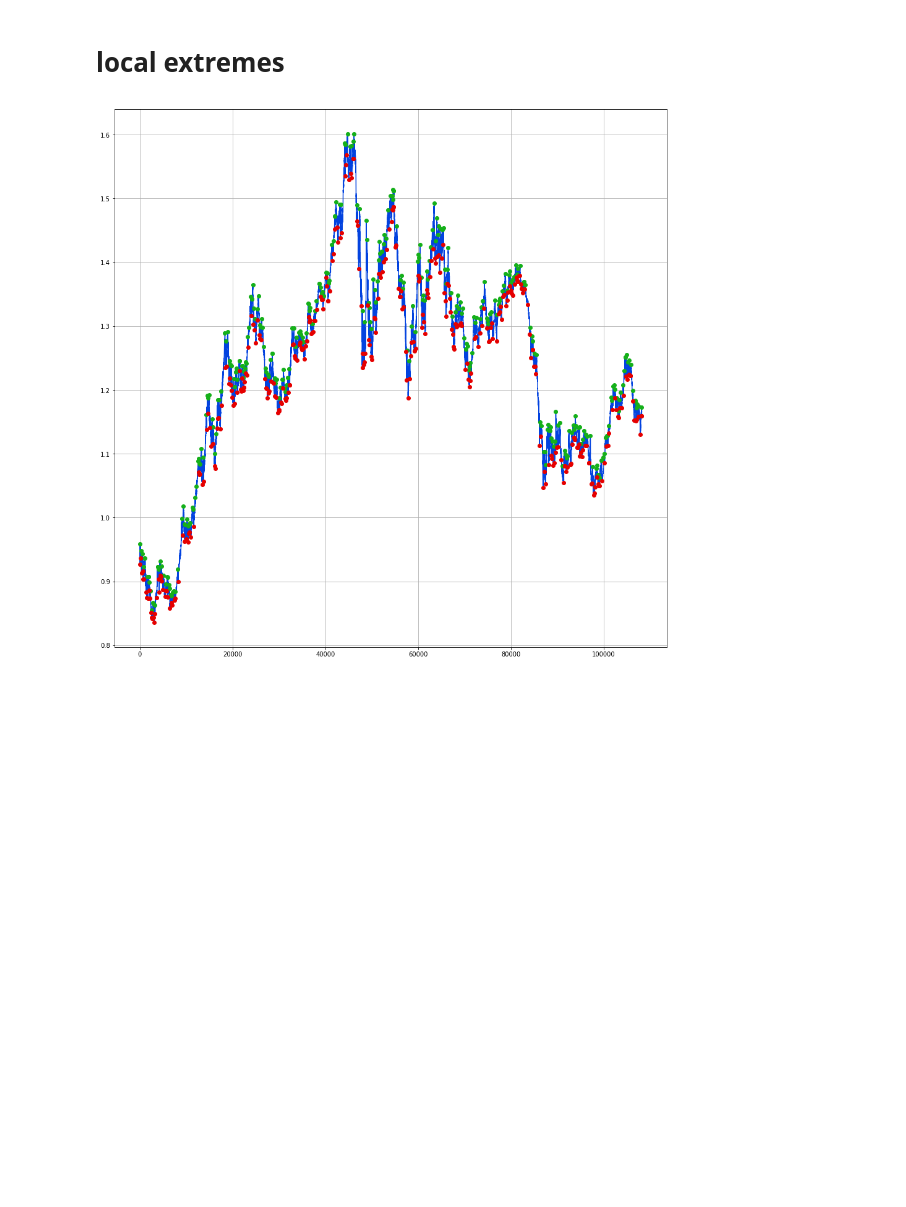
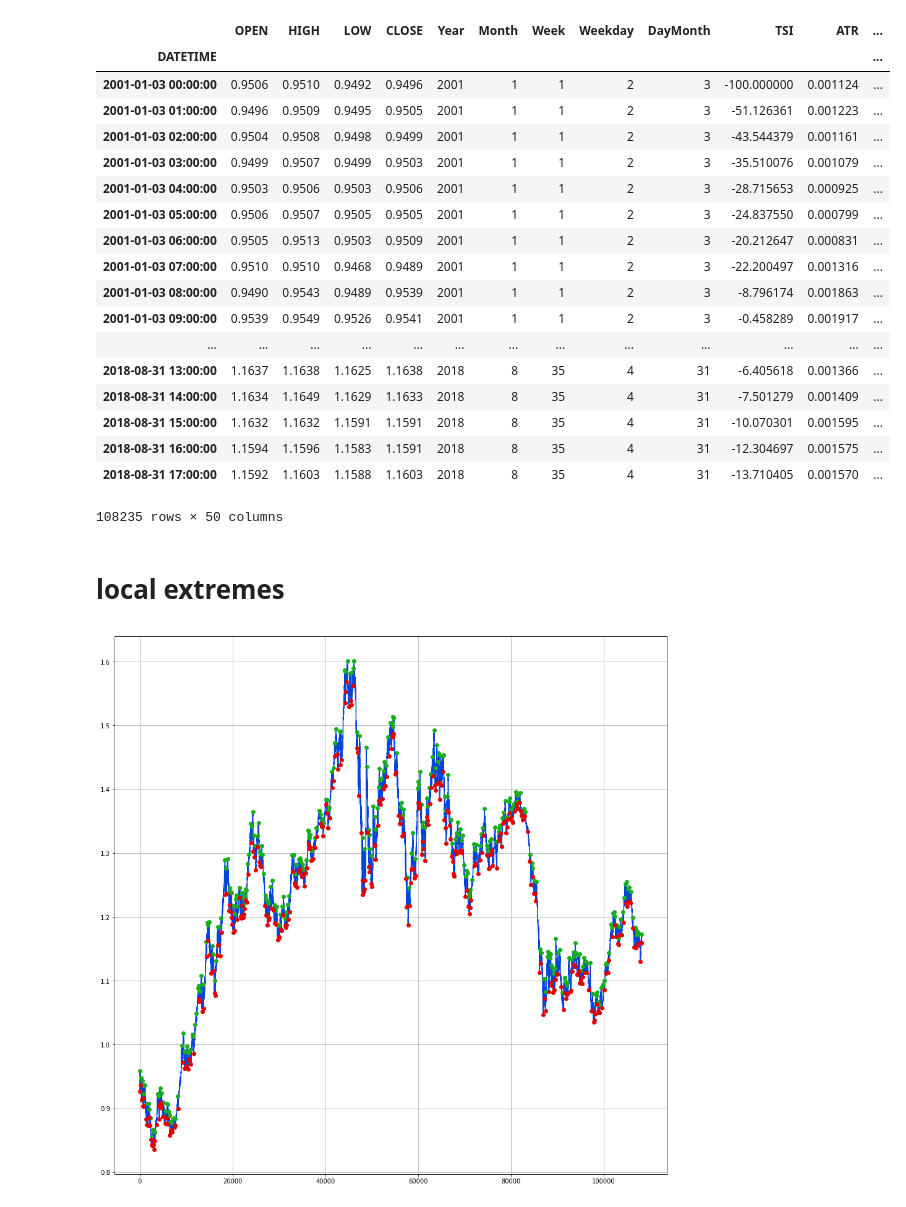
Before and after one commit to profiler84/algotrading, a Jupyter notebook: Forex_EDA.ipynb, the cells around one changed output. Cells and saved outputs as stored; diff of their text form; code cells hidden in the pictures; blank space fills up the shorter version.

```diff
--- a/Forex_EDA.ipynb
+++ b/Forex_EDA.ipynb
@@ -146,6 +146,28 @@ def calc_next_extreme_distance (dataframe,extremes_sup=None,extremes_res=None):
     sr = pd.DataFrame(data=np.transpose([sup,res]),index=dataframe.index )
     sr.columns = ['support_distance', 'resistance_distance']
     return sr
+# %%
+df
+# %% [output]
+|  | OPEN | HIGH | LOW | CLOSE | Year | Month | Week | Weekday | DayMonth | TSI | ATR | ... |
+| DATETIME |  |  |  |  |  |  |  |  |  |  |  | ... |
+| 2001-01-03 00:00:00 | 0.9506 | 0.9510 | 0.9492 | 0.9496 | 2001 | 1 | 1 | 2 | 3 | -100.000000 | 0.001124 | ... |
+| 2001-01-03 01:00:00 | 0.9496 | 0.9509 | 0.9495 | 0.9505 | 2001 | 1 | 1 | 2 | 3 | -51.126361 | 0.001223 | ... |
+| 2001-01-03 02:00:00 | 0.9504 | 0.9508 | 0.9498 | 0.9499 | 2001 | 1 | 1 | 2 | 3 | -43.544379 | 0.001161 | ... |
+| 2001-01-03 03:00:00 | 0.9499 | 0.9507 | 0.9499 | 0.9503 | 2001 | 1 | 1 | 2 | 3 | -35.510076 | 0.001079 | ... |
+| 2001-01-03 04:00:00 | 0.9503 | 0.9506 | 0.9503 | 0.9506 | 2001 | 1 | 1 | 2 | 3 | -28.715653 | 0.000925 | ... |
+| 2001-01-03 05:00:00 | 0.9506 | 0.9507 | 0.9505 | 0.9505 | 2001 | 1 | 1 | 2 | 3 | -24.837550 | 0.000799 | ... |
+| 2001-01-03 06:00:00 | 0.9505 | 0.9513 | 0.9503 | 0.9509 | 2001 | 1 | 1 | 2 | 3 | -20.212647 | 0.000831 | ... |
+| 2001-01-03 07:00:00 | 0.9510 | 0.9510 | 0.9468 | 0.9489 | 2001 | 1 | 1 | 2 | 3 | -22.200497 | 0.001316 | ... |
+| 2001-01-03 08:00:00 | 0.9490 | 0.9543 | 0.9489 | 0.9539 | 2001 | 1 | 1 | 2 | 3 | -8.796174 | 0.001863 | ... |
+| 2001-01-03 09:00:00 | 0.9539 | 0.9549 | 0.9526 | 0.9541 | 2001 | 1 | 1 | 2 | 3 | -0.458289 | 0.001917 | ... |
+| ... | ... | ... | ... | ... | ... | ... | ... | ... | ... | ... | ... | ... |
+| 2018-08-31 13:00:00 | 1.1637 | 1.1638 | 1.1625 | 1.1638 | 2018 | 8 | 35 | 4 | 31 | -6.405618 | 0.001366 | ... |
+| 2018-08-31 14:00:00 | 1.1634 | 1.1649 | 1.1629 | 1.1633 | 2018 | 8 | 35 | 4 | 31 | -7.501279 | 0.001409 | ... |
+| 2018-08-31 15:00:00 | 1.1632 | 1.1632 | 1.1591 | 1.1591 | 2018 | 8 | 35 | 4 | 31 | -10.070301 | 0.001595 | ... |
+| 2018-08-31 16:00:00 | 1.1594 | 1.1596 | 1.1583 | 1.1591 | 2018 | 8 | 35 | 4 | 31 | -12.304697 | 0.001575 | ... |
+| 2018-08-31 17:00:00 | 1.1592 | 1.1603 | 1.1588 | 1.1603 | 2018 | 8 | 35 | 4 | 31 | -13.710405 | 0.001570 | ... |
+108235 rows × 50 columns
 # %%
 df = pd.read_pickle('results_hold_6.75_profit_0.0016.pkl')
 EURUSD_D = df.resample('1D').agg({'OPEN': 'first',
```
Also changed, not shown: parts of 17 cells of this notebook, 2 other files.
